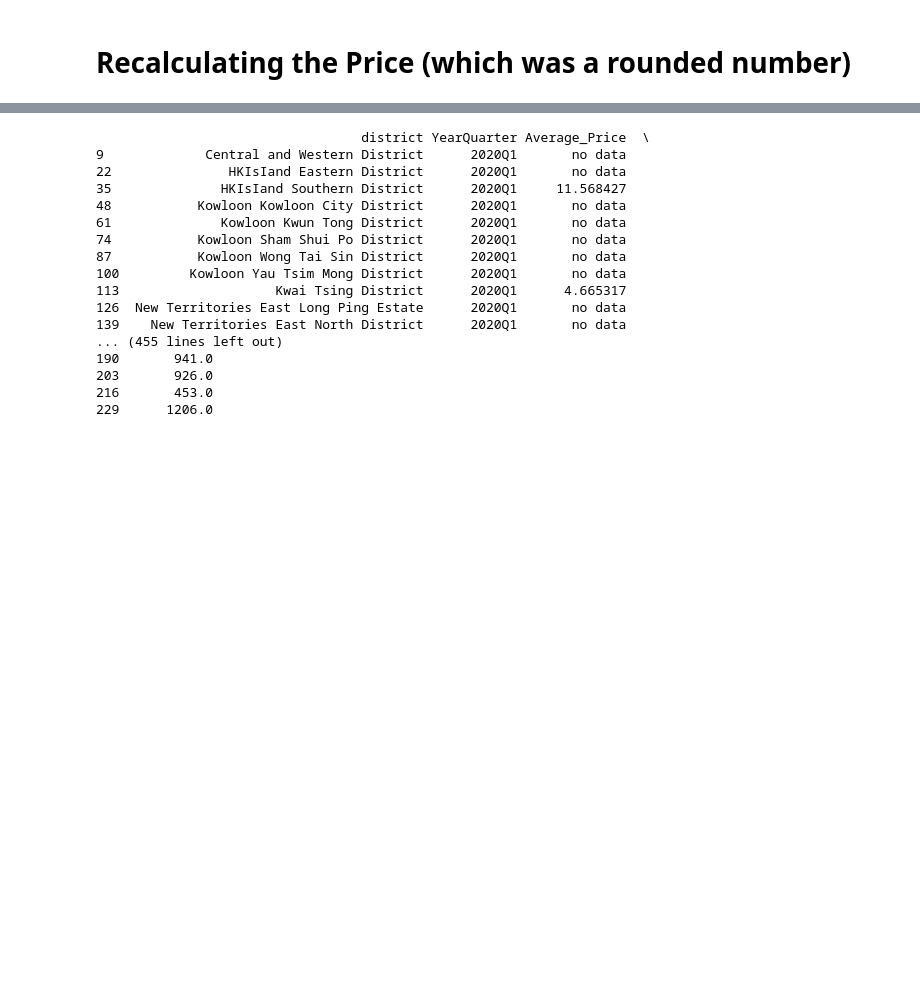
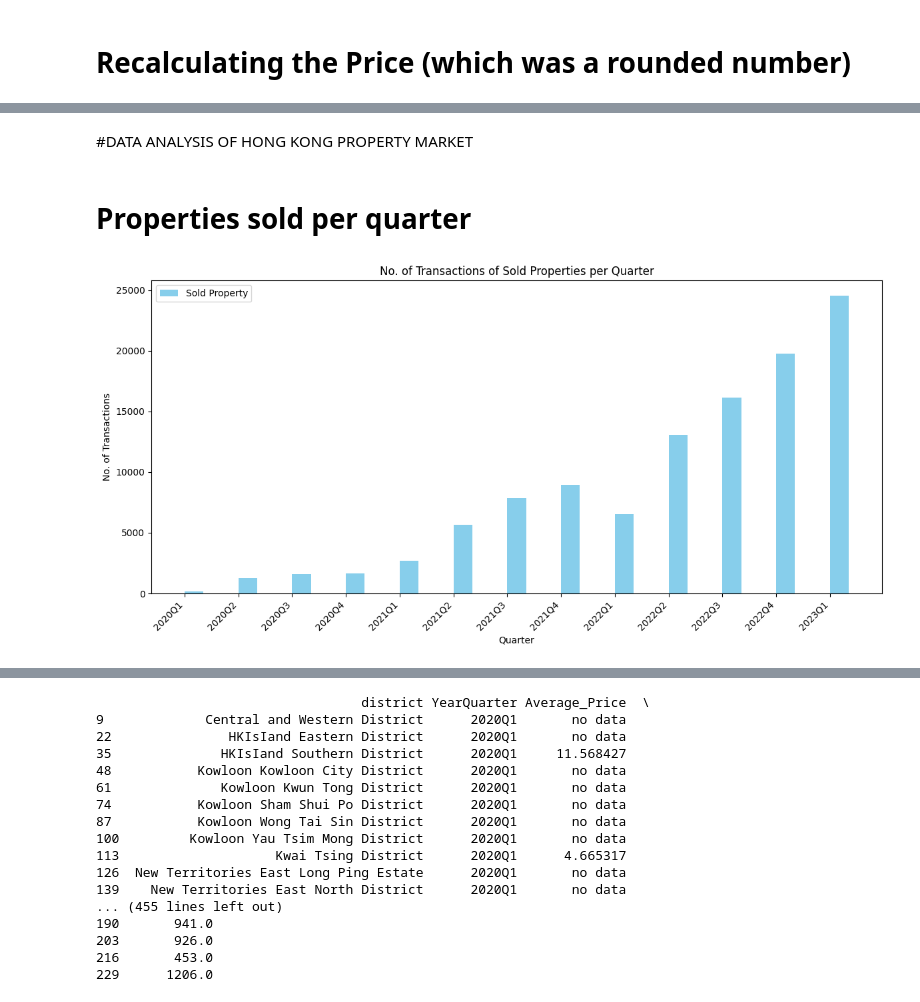
Before and after one commit to TimH2024/MSC-M5-Project, a Jupyter notebook: M5ver2.ipynb, the cells around one changed output, grey strips where cells are left out. Saved outputs shown, nothing was run; the diff lists cells and outputs as text; code cells hidden in the pictures; blank space fills up the shorter version.

```diff
--- a/M5ver2.ipynb
+++ b/M5ver2.ipynb
@@ -389,0 +458,8 @@ dtype: int64
+# %%
+
+#Function to remove comma from column and convert price strings to numeric
+def convert_numeric(value):
+    if isinstance(value, str):
+        return pd.to_numeric(value.replace(',', ''), errors='coerce')
+    return value
+merged_dataset['saleable_area(ft^2)'] = merged_dataset['saleable_area(ft^2)'].apply(convert_numeric)
@@ -593,0 +702,43 @@ dtype: int64
+# %% [markdown]
+#DATA ANALYSIS OF HONG KONG PROPERTY MARKET
+# %% [markdown]
+# Properties sold per quarter
+# %%
+# Look at No. of Transactions of Sold Properties per Quarter
+import pandas as pd
+import numpy as np
+import matplotlib.pyplot as plt
+
+# Group by YearQuarter and count transactions
+sold_count = private_sold.groupby('YearQuarter').size()
+
+# Combine the counts into a single DataFrame
+transaction_counts = pd.DataFrame({
+    'Sold': sold_count
+}).fillna(0)
+
+# Plotting the non-stacked bar chart
+fig, ax = plt.subplots(figsize=(12, 6))
+
+# Define the width of the bars
+bar_width = 0.35
+
+# Define the positions of the bars
+index = np.arange(len(transaction_counts))
+
+# Plot the bars
+bar2 = ax.bar(index + bar_width, transaction_counts['Sold'], bar_width, label='Sold Property', color='skyblue')
+
+# Adding labels and title
+ax.set_xlabel('Quarter')
+ax.set_ylabel('No. of Transactions')
+ax.set_title('No. of Transactions of Sold Properties per Quarter')
+ax.set_xticks(index + bar_width / 2)
+ax.set_xticklabels(transaction_counts.index.astype(str), rotation=45, ha='right')
+ax.legend()
+
+# Show the plot
+plt.tight_layout()
+plt.show()
+# %% [output]
+[figure, added]
```
Also changed, not shown: parts of 87 cells of this notebook.
